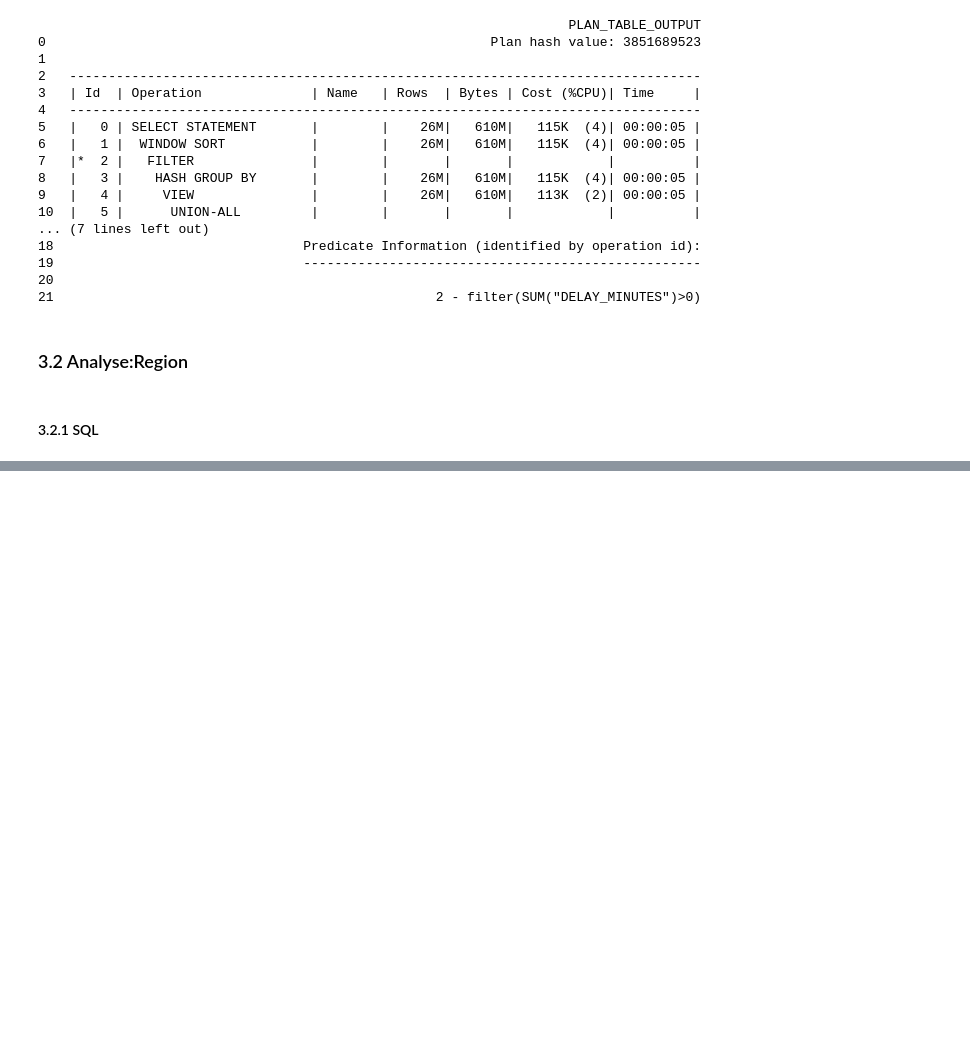
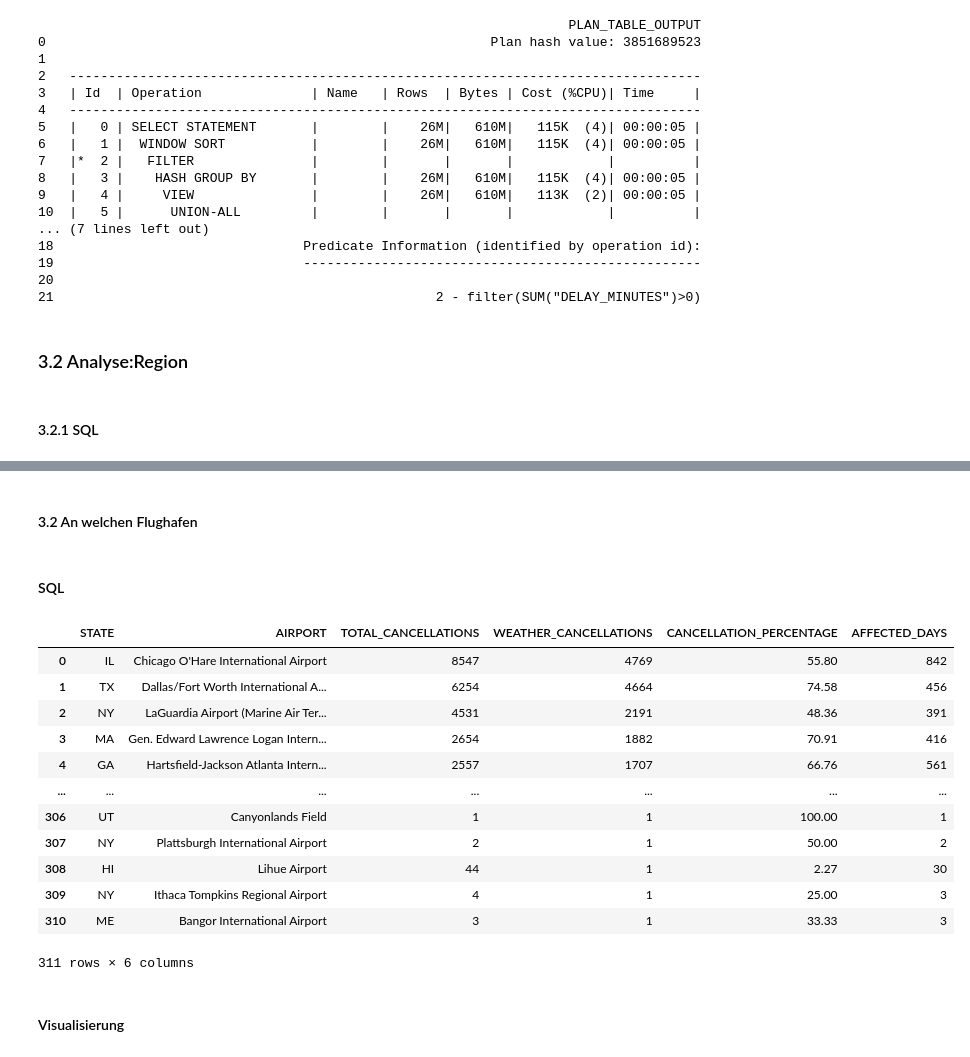
Before and after one commit to Oreo7985/HU-Data-Warehousing, a Jupyter notebook: uebung3/Python-Oracle-Pandas-Primer/Ueb3-Primer-pandas-oracle.ipynb, the cells around one changed output, grey strips where cells are left out. Saved outputs shown, nothing was run; the diff lists cells and outputs as text; code cells hidden in the pictures; blank space fills up the shorter version.

```diff
--- a/uebung3/Python-Oracle-Pandas-Primer/Ueb3-Primer-pandas-oracle.ipynb
+++ b/uebung3/Python-Oracle-Pandas-Primer/Ueb3-Primer-pandas-oracle.ipynb
@@ -553,0 +367,44 @@ create_airport_map(df3_2)
+# %% [markdown]
+#### 3.2 An welchen Flughafen
+# %% [markdown]
+#### SQL
+# %%
+query3_4 = """
+SELECT
+    f.origin_state as STATE,
+    f.origin_airport as AIRPORT,
+    COUNT(*) as TOTAL_CANCELLATIONS,
+    SUM(CASE WHEN d.cancellation_reason = 'B' THEN 1 ELSE 0 END) as WEATHER_CANCELLATIONS,
+    ROUND(
+        (SUM(CASE WHEN d.cancellation_reason = 'B' THEN 1 ELSE 0 END) * 100.0) /
+        NULLIF(COUNT(*), 0),
+        2
+    ) as CANCELLATION_PERCENTAGE,
+    COUNT(DISTINCT TRUNC(f.scheduled_departure)) as AFFECTED_DAYS
+FROM Flight f
+JOIN Delays d ON f.flight_id = d.flight_id
+WHERE d.cancelled = 1
+GROUP BY
+    f.origin_state,
+    f.origin_airport
+HAVING SUM(CASE WHEN d.cancellation_reason = 'B' THEN 1 ELSE 0 END) > 0
+ORDER BY WEATHER_CANCELLATIONS DESC
+"""
+df3_4 = run_query(query3_4)
+df3_4
+# %% [output]
+|  | STATE | AIRPORT | TOTAL_CANCELLATIONS | WEATHER_CANCELLATIONS | CANCELLATION_PERCENTAGE | AFFECTED_DAYS |
+| 0 | IL | Chicago O'Hare International Airport | 8547 | 4769 | 55.80 | 842 |
+| 1 | TX | Dallas/Fort Worth International A... | 6254 | 4664 | 74.58 | 456 |
+| 2 | NY | LaGuardia Airport (Marine Air Ter... | 4531 | 2191 | 48.36 | 391 |
+| 3 | MA | Gen. Edward Lawrence Logan Intern... | 2654 | 1882 | 70.91 | 416 |
+| 4 | GA | Hartsfield-Jackson Atlanta Intern... | 2557 | 1707 | 66.76 | 561 |
+| ... | ... | ... | ... | ... | ... | ... |
+| 306 | UT | Canyonlands Field | 1 | 1 | 100.00 | 1 |
+| 307 | NY | Plattsburgh International Airport | 2 | 1 | 50.00 | 2 |
+| 308 | HI | Lihue Airport | 44 | 1 | 2.27 | 30 |
+| 309 | NY | Ithaca Tompkins Regional Airport | 4 | 1 | 25.00 | 3 |
+| 310 | ME | Bangor International Airport | 3 | 1 | 33.33 | 3 |
+311 rows × 6 columns
+# %% [markdown]
+#### Visualisierung
```
Also changed, not shown: parts of 91 cells of this notebook, 16 other files.
